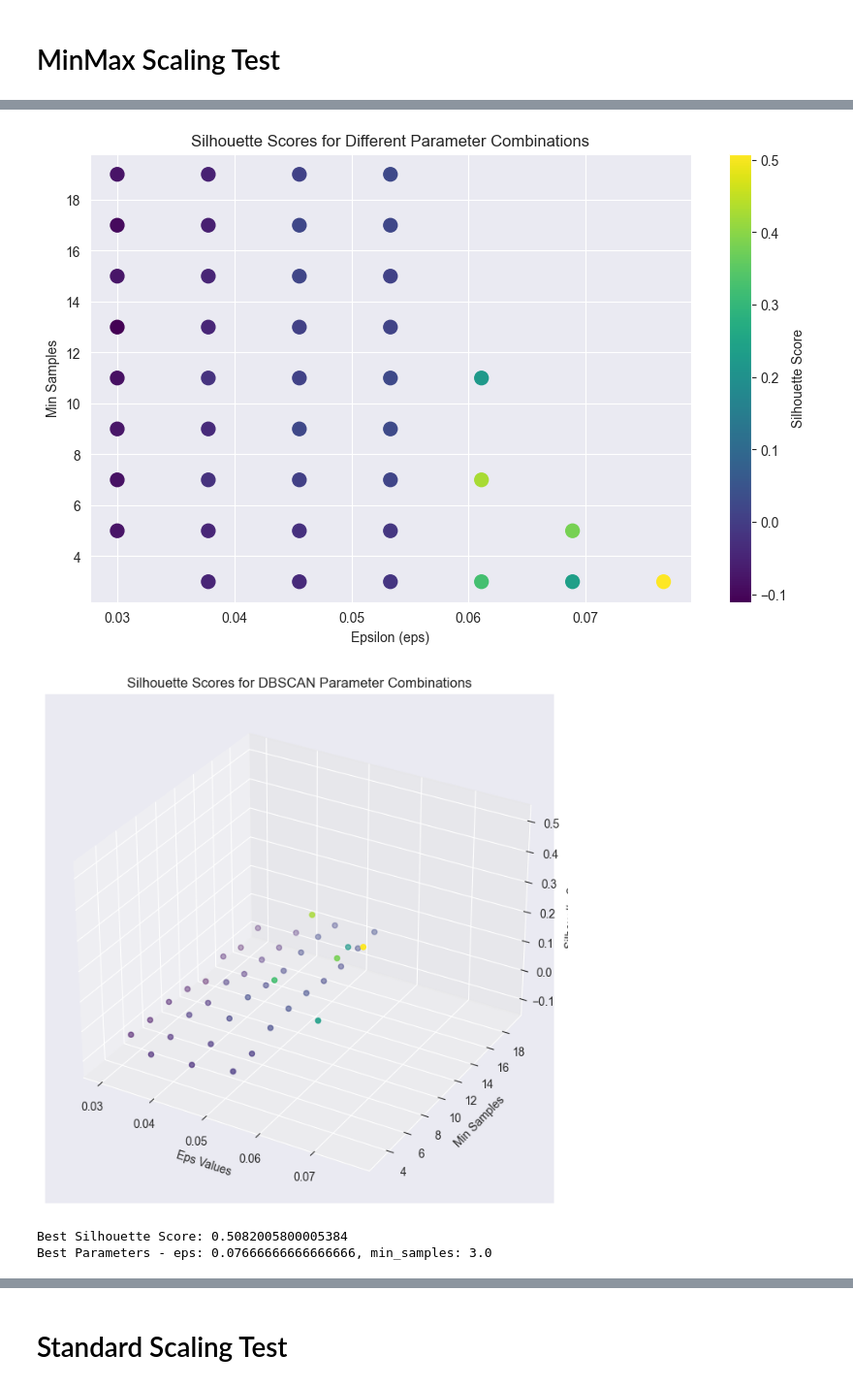
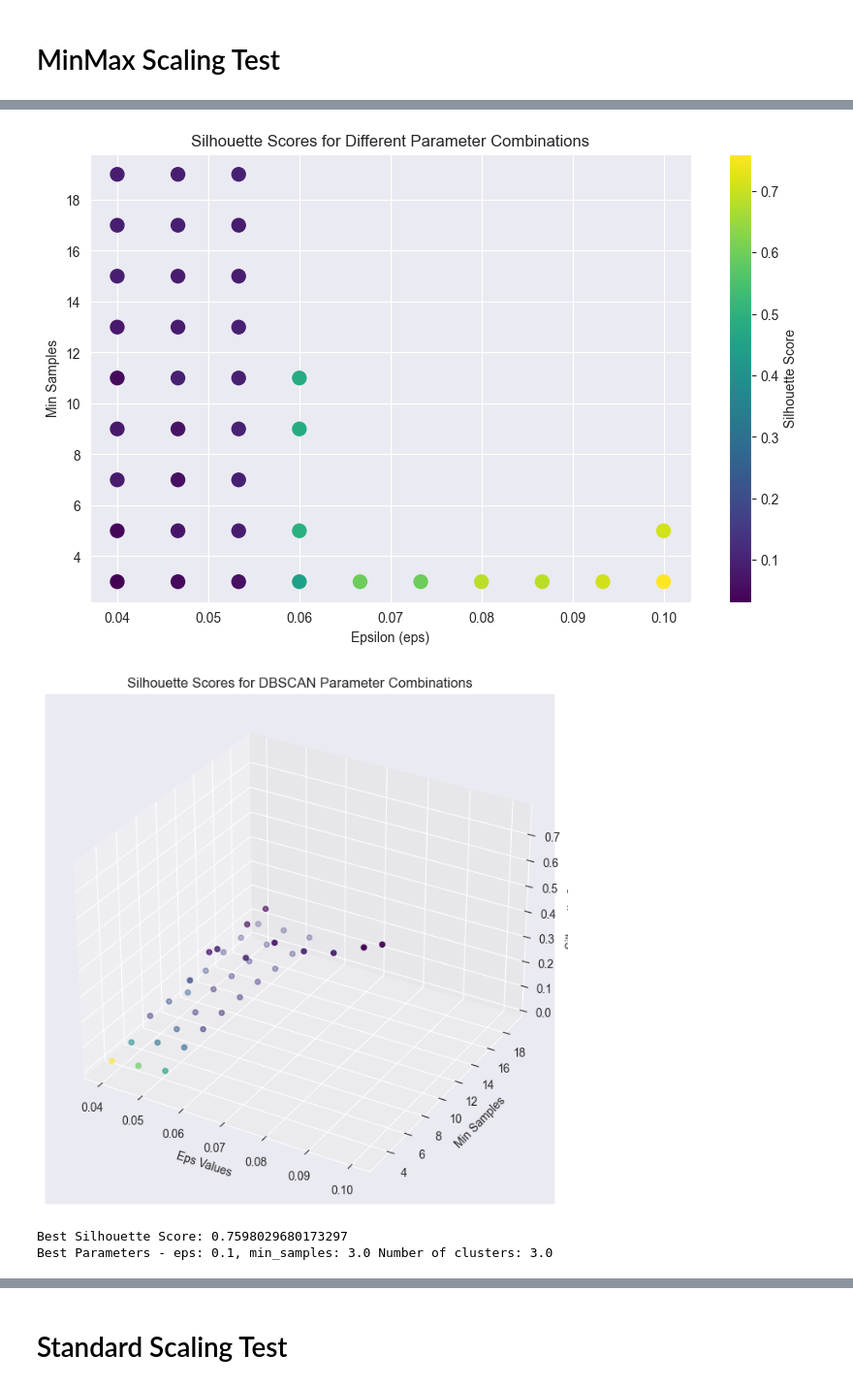
Before and after one commit to Alexthw46/DataMiningProject, a Jupyter notebook: TASK_2/DBScan.ipynb, the cells around one changed output, grey strips where cells are left out. Shown at 97% size. Drawn from its saved outputs; the diff is of its cells as text; code cells hidden in the pictures.

```diff
--- a/TASK_2/DBScan.ipynb
+++ b/TASK_2/DBScan.ipynb
@@ -255,25 +213,27 @@ def print_best_params(silhouette_scores, parameter_combinations):
     return best_eps, best_min_samples
 # %% [markdown]
 # MinMax Scaling Test
+# %%
+mm_eps_values = np.linspace(0.04, 0.1, 10)
 # %%
 # test the best parameters for the DBSCAN algorithm
 silhouette_scores = []
 parameter_combinations = []
 
 best_score = -1  # Initialize best silhouette score
-best_params = {'eps': None, 'min_samples': None}
+best_params = {'eps': None, 'min_samples': None, 'n_clusters': None}
 for eps in mm_eps_values:
     for min_sample in min_samples:
         dbscan = DBSCAN(eps=eps, min_samples=min_sample)
         labels = dbscan.fit_predict(mm_scaled)
 
         unique_labels = np.unique(labels)
-        if len(unique_labels) < 4 or len(unique_labels) > 50: continue
+        if len(unique_labels) < 3 or len(unique_labels) > 50: continue
         silhouette = silhouette_score(mm_scaled, labels)
         print(
             f"Number of clusters: {len(unique_labels)}, eps: {eps}, min_samples: {min_sample} , Silhouette score: {silhouette}")
         silhouette_scores.append(silhouette)
-        parameter_combinations.append((eps, min_sample))
+        parameter_combinations.append((eps, min_sample, len(unique_labels)))
 
 # Plotting the results
 silhouette_scores = np.array(silhouette_scores)
@@ -299,33 +259,34 @@ Number of clusters: 7, eps: 0.07666666666666666, min_samples: 3 , Silhouette sco
 # %%
+eps_values = parameter_combinations[:, 0]
+min_samples_values = parameter_combinations[:, 1]
+n_clusters = parameter_combinations[:, 2]
+
 plt.figure(figsize=(10, 6))
-plt.scatter(parameter_combinations[:, 0], parameter_combinations[:, 1], c=silhouette_scores, cmap='viridis', s=100)
+plt.scatter(eps_values, min_samples_values, c=silhouette_scores, cmap='viridis', s=100)
 plt.colorbar(label='Silhouette Score')
 plt.xlabel('Epsilon (eps)')
 plt.ylabel('Min Samples')
 plt.title('Silhouette Scores for Different Parameter Combinations')
 plt.grid(True)
 plt.show()
 
-eps_values = parameter_combinations[:, 0]
-min_samples_values = parameter_combinations[:, 1]
-
 fig = plt.figure(figsize=(10, 8))
 ax = fig.add_subplot(111, projection='3d')
 
-ax.scatter(eps_values, min_samples_values, silhouette_scores, c=silhouette_scores, cmap='viridis')
+ax.scatter(eps_values, min_samples_values, silhouette_scores, c=n_clusters, cmap='viridis')
 ax.set_xlabel('Eps Values')
 ax.set_ylabel('Min Samples')
 ax.set_zlabel('Silhouette Score')
 ax.set_title('Silhouette Scores for DBSCAN Parameter Combinations')
 
 plt.show()
 
 best_eps, best_min_samples = print_best_params(silhouette_scores, parameter_combinations)
 # %% [output]
-[figure, old version]
+[figure, new version]
-[figure, old version]
+[figure, new version]
-Best Silhouette Score: 0.5082005800005384
-Best Parameters - eps: 0.07666666666666666, min_samples: 3.0
+Best Silhouette Score: 0.7598029680173297
+Best Parameters - eps: 0.1, min_samples: 3.0 Number of clusters: 3.0
 # %%
 dbscan = DBSCAN(eps=best_eps, min_samples=int(best_min_samples))
 cluster_labels = dbscan.fit_predict(mm_scaled)
```
Also changed, not shown: parts of 20 cells of this notebook, 2 other files.
